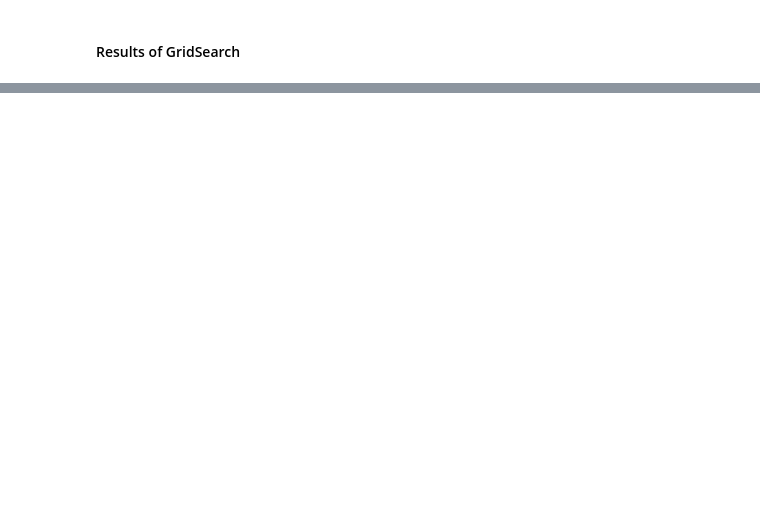
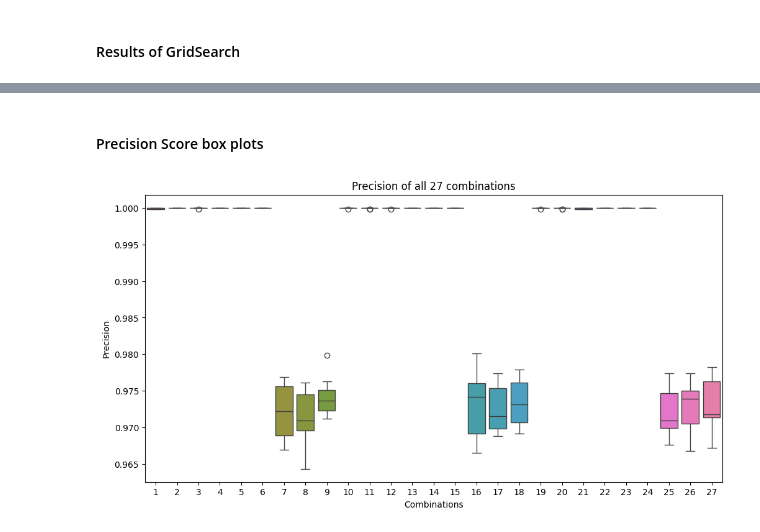
Before and after one commit to yazdanzv/ML_Project_no5, a Jupyter notebook: main.ipynb, the cells around one changed output, grey strips where cells are left out. Cells and saved outputs as stored; diff of their text form; code cells hidden in the pictures; blank space fills up the shorter version.

```diff
--- a/main.ipynb
+++ b/main.ipynb
@@ -274,0 +343,14 @@ plt.show()
+# %% [markdown]
+<h4>Precision Score box plots</h4>
+# %%
+results = pd.DataFrame(grid_search.cv_results_)[['split0_test_precision_weighted', 'split1_test_precision_weighted', 'split2_test_precision_weighted', 'split3_test_precision_weighted', 'split4_test_precision_weighted', 'split5_test_precision_weighted', 'split6_test_precision_weighted', 'split7_test_precision_weighted', 'split8_test_precision_weighted', 'split9_test_precision_weighted']]
+plt.figure(figsize=(12, 6))
+models = pd.DataFrame([results[col] for col in results.columns])
+sb.boxplot(models)
+plt.title("Precision of all 27 combinations")
+plt.xlabel('Combinations')
+plt.ylabel('Precision')
+plt.xticks(ticks=[i for i in range(27)], labels=[f'{i}' for i in range(1, 28)])
+plt.show()
+# %% [output]
+[figure, added]
```
Also changed, not shown: parts of 18 cells of this notebook, 1 other file.
